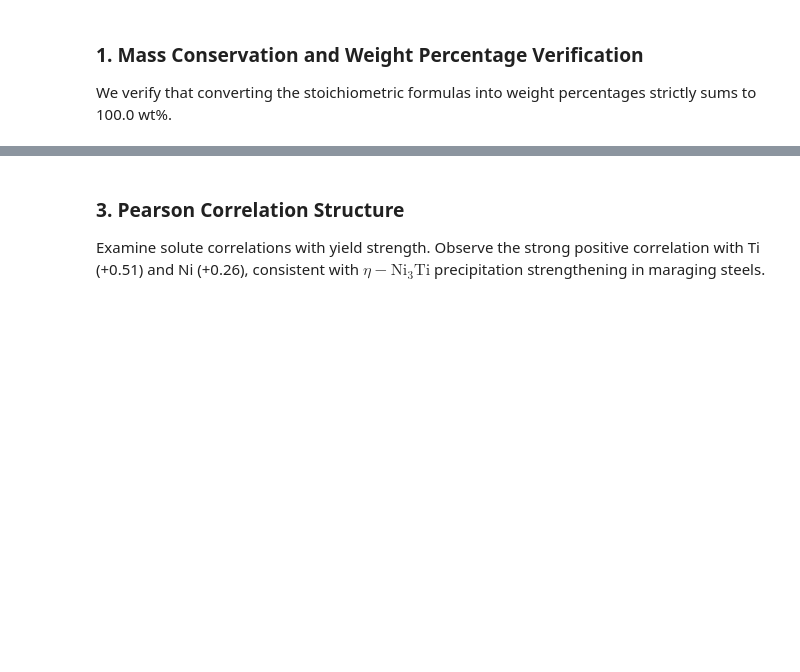
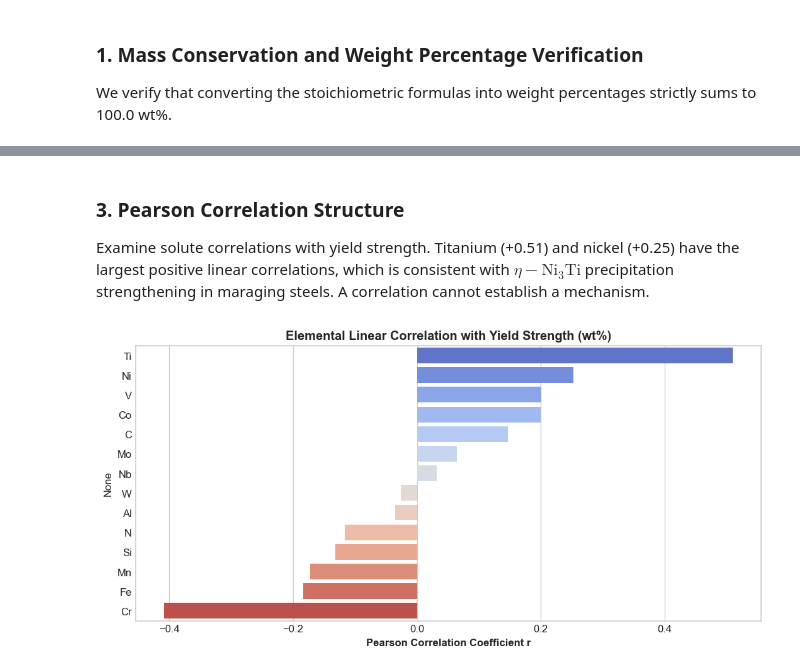
Before and after one commit to FriToS-Ban/BTP, a Jupyter notebook: notebooks/01_data_and_eda.ipynb, the cells around one changed output, grey strips where cells are left out. Drawn from its saved outputs; the diff is of its cells as text; code cells hidden in the pictures; blank space fills up the shorter version.

```diff
--- a/notebooks/01_data_and_eda.ipynb
+++ b/notebooks/01_data_and_eda.ipynb
@@ -56,14 +68,16 @@ plt.show()
 # %% [markdown]
 ### 3. Pearson Correlation Structure
-Examine solute correlations with yield strength. Observe the strong positive correlation with Ti (+0.51) and Ni (+0.26), consistent with $\eta-\text{Ni}_3\text{Ti}$ precipitation strengthening in maraging steels.
+Examine solute correlations with yield strength. Titanium (+0.51) and nickel (+0.25) have the largest positive linear correlations, which is consistent with $\eta-\text{Ni}_3\text{Ti}$ precipitation strengthening in maraging steels. A correlation cannot establish a mechanism.
 # %%
 df_corr = df_wt.copy()
 df_corr['Yield_Strength'] = df['yield_strength']
 corrs = df_corr.corr()['Yield_Strength'].drop('Yield_Strength').sort_values(ascending=False)
 
 plt.figure(figsize=(9, 4.5))
-sns.barplot(x=corrs.values, y=corrs.index, palette='coolwarm')
+sns.barplot(x=corrs.values, y=corrs.index, hue=corrs.index, palette='coolwarm', legend=False)
 plt.title("Elemental Linear Correlation with Yield Strength (wt%)", fontweight='bold')
 plt.xlabel("Pearson Correlation Coefficient r", fontweight='bold')
 plt.tight_layout()
 plt.show()
+# %% [output]
+[figure, added]
```
Also changed, not shown: parts of 5 cells of this notebook.
